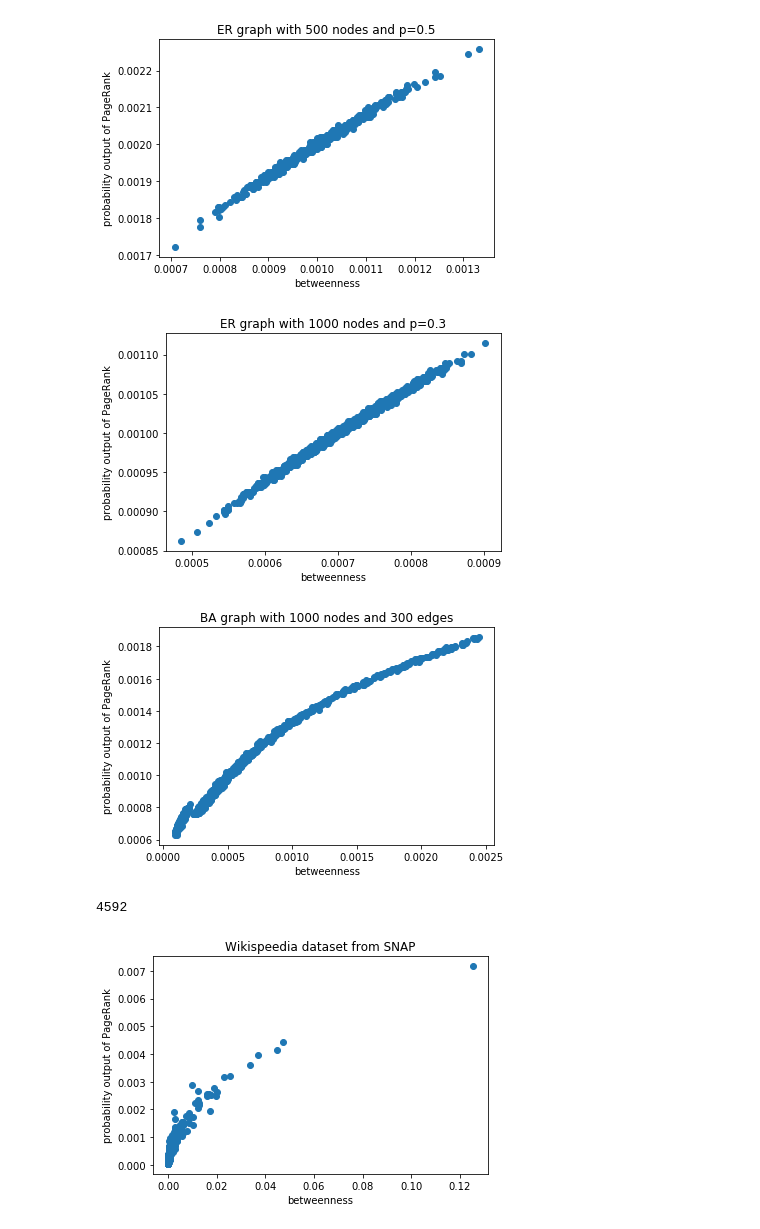
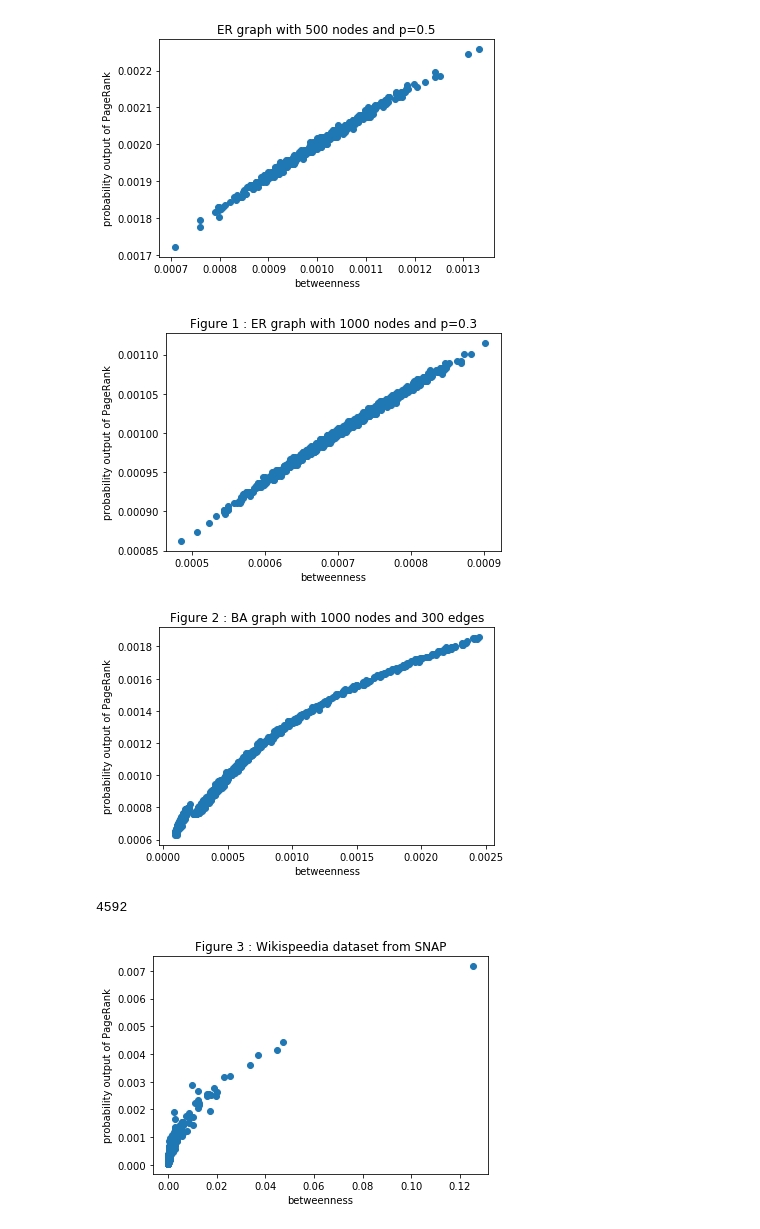
Before and after one commit to Complexity-OutRanked/PageRank, a Jupyter notebook: code/WebExperiment.ipynb, the cells around one changed output. Drawn from its saved outputs; the diff is of its cells as text; code cells hidden in the pictures.

```diff
--- a/code/WebExperiment.ipynb
+++ b/code/WebExperiment.ipynb
@@ -167,7 +167,7 @@ plt.show()
 # %%
 import matplotlib.pyplot as plt
 
-def make_plots(g, title=''):
+def make_plots(g, title='', savename='tmp'):
     def make_p_matrix(matrix):
         row_sums = matrix.sum(axis=1)
         return matrix / row_sums[:]
@@ -203,6 +203,7 @@ def make_plots(g, title=''):
     plt.xlabel('betweenness')
     plt.ylabel('probability output of PageRank')
     plt.title(title)
+    plt.savefig(savename+'.png')
     plt.show()
 # %%
 n = 400
@@ -223,14 +224,14 @@ make_plots(g, 'ER graph with 500 nodes and p=0.5')
 [figure]
 # %%
 g = networkx.erdos_renyi_graph(1000, p=0.3, seed=10)
-make_plots(g, 'ER graph with 1000 nodes and p=0.3')
+make_plots(g, 'Figure 1 : ER graph with 1000 nodes and p=0.3', savename='ER1000')
 # %% [output]
-[figure, old version]
+[figure, new version]
 # %%
 g = networkx.barabasi_albert_graph(1000, 300, seed=10)
-make_plots(g, 'BA graph with 1000 nodes and 300 edges')
+make_plots(g, 'Figure 2 : BA graph with 1000 nodes and 300 edges', savename='BA1000')
 # %% [output]
-[figure, old version]
+[figure, new version]
 # %%
 def make_graph_from_dataset(filepath):
     with open(filepath) as f:
@@ -252,7 +253,7 @@ def make_graph_from_dataset(filepath):
 # %%
 g = make_graph_from_dataset('links.tsv')
 print(len(g))
-make_plots(g, 'Wikispeedia dataset from SNAP')
+make_plots(g, 'Figure 3 : Wikispeedia dataset from SNAP', savename='Wikispeedia')
 # %% [output]
 4592
-[figure, old version]
+[figure, new version]
```
Also changed, not shown: parts of 4 cells of this notebook, 3 other files.
